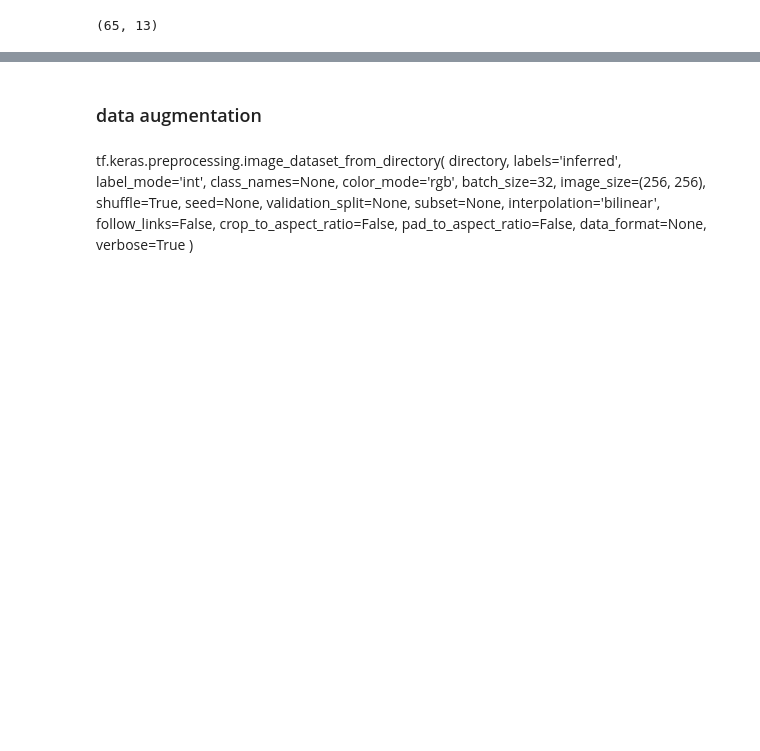
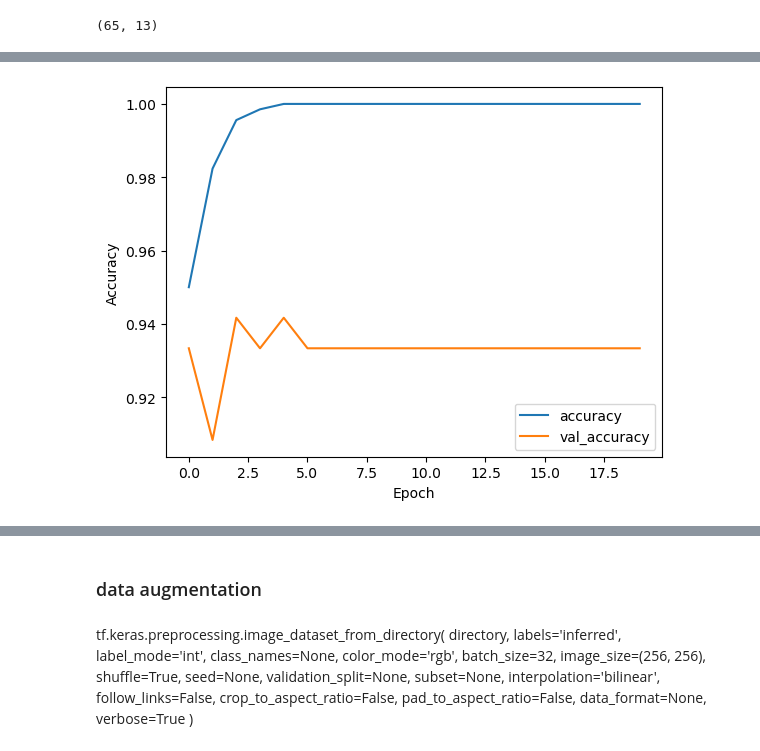
Before and after one commit to Kiwinokoto/OC_projet_6_Classer_des_images, a Jupyter notebook: Oudelet_Kevin_2_2_suite_notebook_model_perso_180324.ipynb, the cells around one changed output, grey strips where cells are left out. Drawn from its saved outputs; the diff is of its cells as text; code cells hidden in the pictures; blank space fills up the shorter version.

```diff
--- a/Oudelet_Kevin_2_2_suite_notebook_model_perso_180324.ipynb
+++ b/Oudelet_Kevin_2_2_suite_notebook_model_perso_180324.ipynb
@@ -598,11 +595,16 @@ X_feature = feature_to_array(feature=feature, norm=norm, expand=False, predict=F
 # X_feature = feature_to_array(feature=feature, norm=norm, expand=True, predict=True) # -> pca tsne
 y_target = np.asarray(data["target"])
 
-X_train, X_test, y_train, y_test = train_test_split(X_feature, y_target, test_size=0.1,
+X_train_val, X_test, y_train_val, y_test = train_test_split(X_feature, y_target, test_size=test_size,
                                                                 shuffle=True, random_state=alea,
                                                                 stratify=y_target)
 
+X_train, X_val, y_train, y_val = train_test_split(X_train_val, y_train_val, test_size=test_size,
+                                                                shuffle=True, random_state=alea,
+                                                                stratify=y_train_val)
+
 y_train_ohe = tf.keras.utils.to_categorical(y_train)
+y_val_ohe = tf.keras.utils.to_categorical(y_val)
 y_test_ohe = tf.keras.utils.to_categorical(y_test)
 
 
@@ -652,0 +658,5 @@ print(misclassified_in_test)
+# %%
+epochs = 20
+
+history = best_model.fit(X_train, y_train_ohe, epochs=epochs, batch_size=32, verbose=1,
+validation_data=(X_val, y_val_ohe))
@@ -652,0 +683,15 @@ print(misclassified_in_test)
+# %%
+# almost there
+
+def plot_history(history):
+    plt.plot(history.history['accuracy'], label='accuracy')
+    plt.plot(history.history['val_accuracy'], label='val_accuracy')
+    plt.xlabel('Epoch')
+    plt.ylabel('Accuracy')
+    plt.legend()
+    plt.show()
+
+# Assuming `history` is the history object returned by model.fit()
+plot_history(history)
+# %% [output]
+[figure, added]
```
Also changed, not shown: parts of 27 cells of this notebook.
